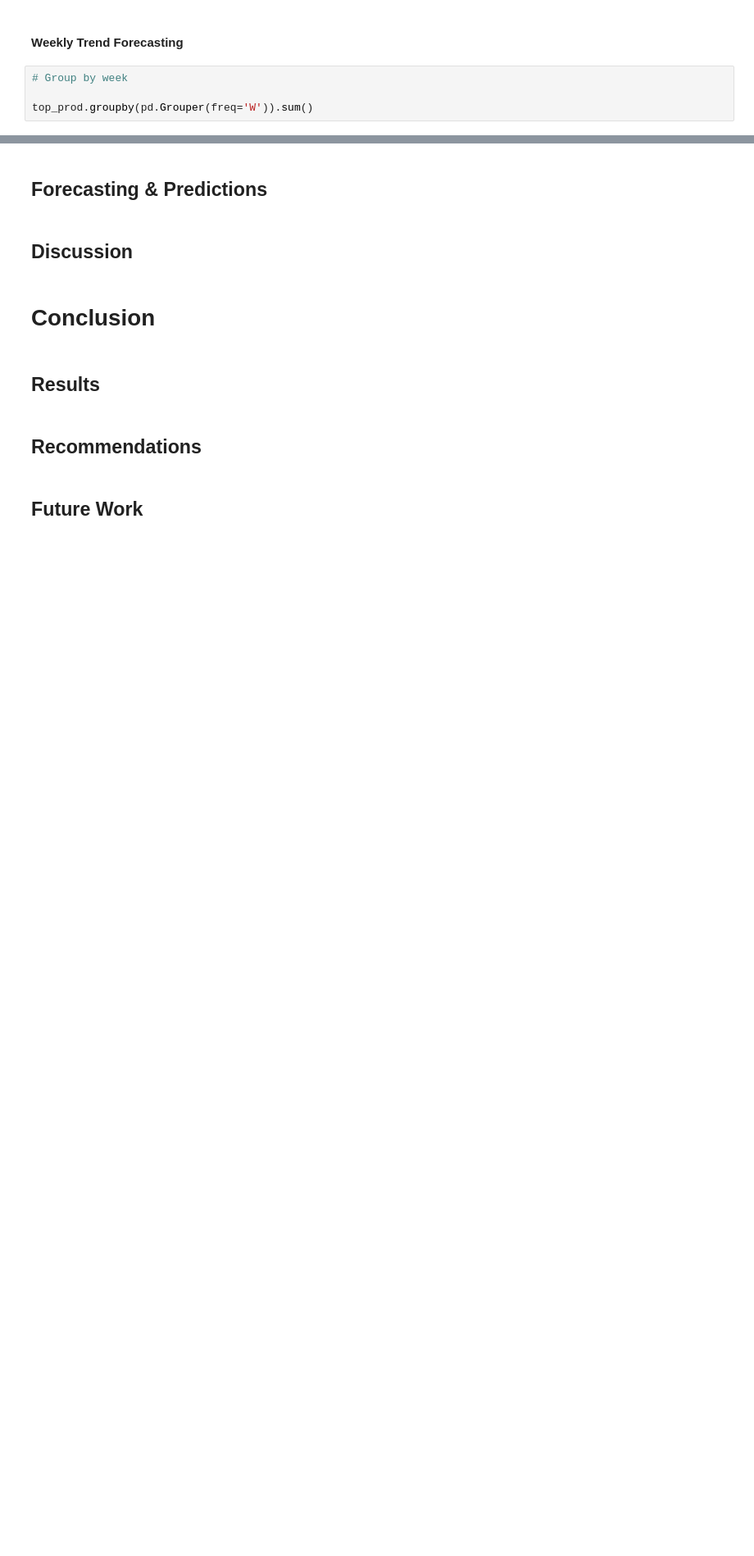
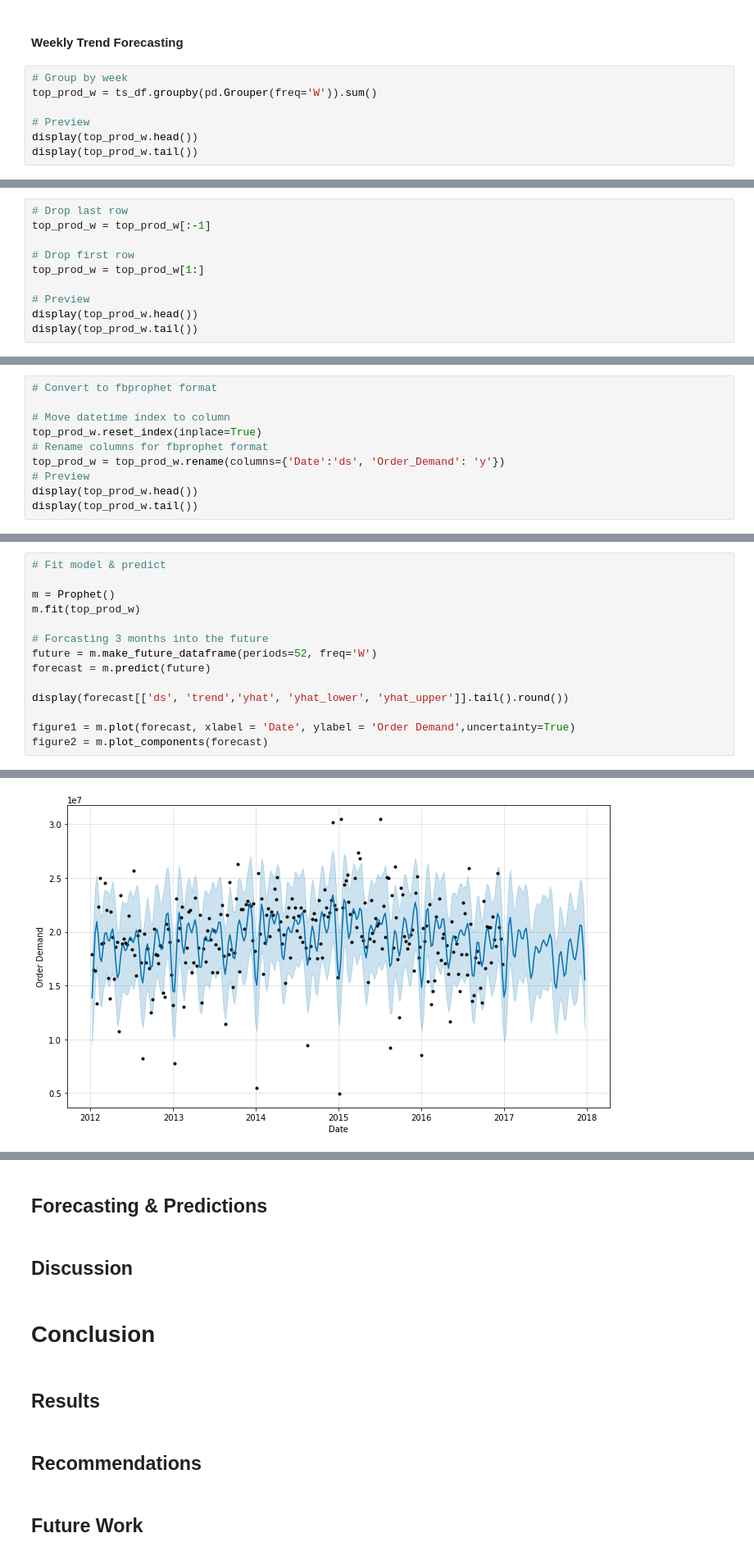
Before and after one commit to JessicaFB/Product-Demand-Forecasting, a Jupyter notebook: Product-Demand-Forecasting.ipynb, the cells around one changed output, grey strips where cells are left out. Shown at 82% size. Saved outputs shown, nothing was run; the diff lists cells and outputs as text; blank space fills up the shorter version.

```diff
--- a/Product-Demand-Forecasting.ipynb
+++ b/Product-Demand-Forecasting.ipynb
@@ -807,5 +853,8 @@ figure2 = m.plot_components(forecast)
 #### Weekly Trend Forecasting
 # %%
 # Group by week
+top_prod_w = ts_df.groupby(pd.Grouper(freq='W')).sum()
 
-top_prod.groupby(pd.Grouper(freq='W')).sum()
+# Preview
+display(top_prod_w.head())
+display(top_prod_w.tail())
@@ -811,0 +878,10 @@ top_prod.groupby(pd.Grouper(freq='W')).sum()
+# %%
+# Drop last row
+top_prod_w = top_prod_w[:-1]
+
+# Drop first row
+top_prod_w = top_prod_w[1:]
+
+# Preview
+display(top_prod_w.head())
+display(top_prod_w.tail())
@@ -811,0 +905,10 @@ top_prod.groupby(pd.Grouper(freq='W')).sum()
+# %%
+# Convert to fbprophet format
+
+# Move datetime index to column
+top_prod_w.reset_index(inplace=True)
+# Rename columns for fbprophet format
+top_prod_w = top_prod_w.rename(columns={'Date':'ds', 'Order_Demand': 'y'})
+# Preview
+display(top_prod_w.head())
+display(top_prod_w.tail())
@@ -811,0 +928,15 @@ top_prod.groupby(pd.Grouper(freq='W')).sum()
+# %%
+# Fit model & predict
+
+m = Prophet()
+m.fit(top_prod_w)
+
+# Forcasting 3 months into the future
+future = m.make_future_dataframe(periods=52, freq='W')
+forecast = m.predict(future)
+
+display(forecast[['ds', 'trend','yhat', 'yhat_lower', 'yhat_upper']].tail().round())
+
+figure1 = m.plot(forecast, xlabel = 'Date', ylabel = 'Order Demand',uncertainty=True)
+figure2 = m.plot_components(forecast)
+# %% [output]
@@ -811,0 +951 @@ top_prod.groupby(pd.Grouper(freq='W')).sum()
+[figure, added]
```
Also changed, not shown: parts of 24 cells of this notebook.
